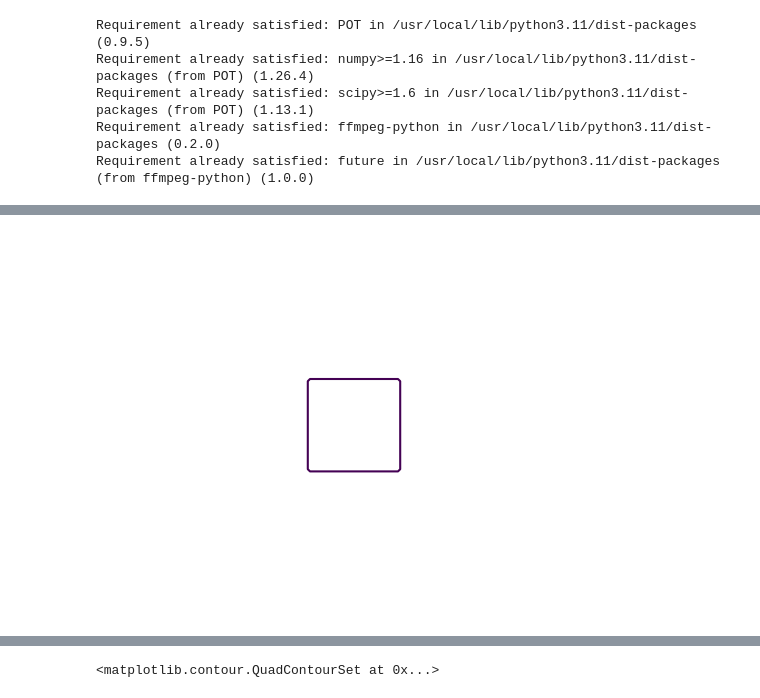
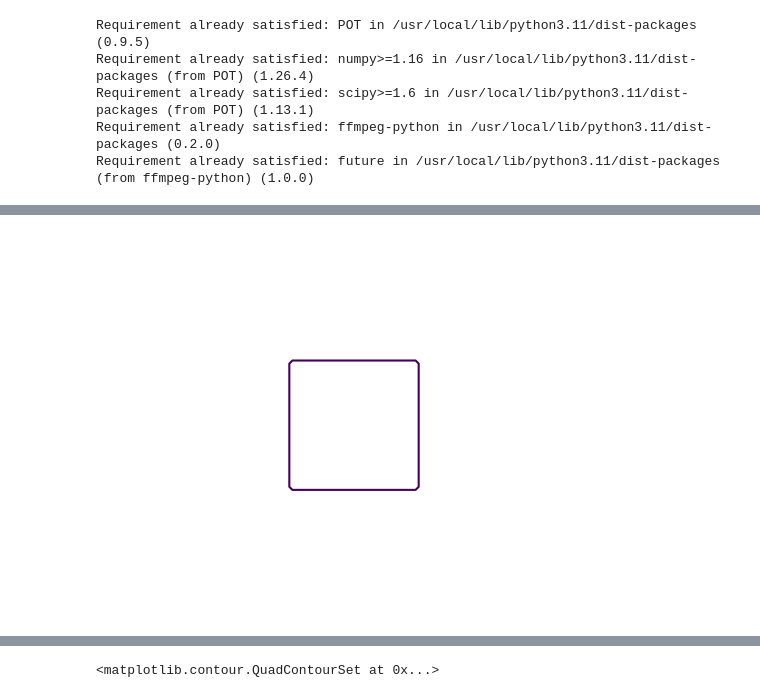
Before and after one commit to Shona173/codes, a Jupyter notebook: Comparing_Bounding_brending_and_linear_brending.ipynb, the cells around one changed output, grey strips where cells are left out. Saved outputs shown, nothing was run; the diff lists cells and outputs as text; code cells hidden in the pictures.

```diff
--- a/Comparing_Bounding_brending_and_linear_brending.ipynb
+++ b/Comparing_Bounding_brending_and_linear_brending.ipynb
@@ -22,12 +22,14 @@ def clamp(value, min_val, max_val):
     return np.maximum(min_val, np.minimum(value, max_val))
 # %%
 def sdf_box(p, b=[0.7,0.7]):
+    p = p.copy()
     d = np.abs(x)-b
     max_d = np.maximum(d, 0.0)
     length_d = np.sqrt(np.sum(max_d**2, 1))
     return length_d + np.minimum(np.maximum(d[:,0], d[:,1]), 0.0)
 # %%
 def sdf_pentagon(p,r=0.7):
+    p = p.copy()
     k = np.array([0.809016994,0.587785252,0.726542528]);
     p[:,0] = np.abs(p[:,0])
     p[:,1] = -p[:,1]
@@ -116,29 +122,29 @@ def sample_and_normalize(f, grid, grid_size):
 # %%
 grid_size = 64
 
 fig = plt.figure()
 x = gen_grid(grid_size,-2.0,2.0)
 
 def animate(t):
     plt.cla()
-    out = linear_morphing(sdf_small_translated_box, sdf_translated_pentagon ,np.array([t]), x)
+    out = linear_morphing(sdf_box,sdf_pentagon,np.array([t]), x)
     #levels = np.linspace(-1.0, 1.0, 21)
     #im = plt.contourf(out.reshape(grid_size, grid_size), levels = levels)
     im = plt.contour(out.reshape(grid_size, grid_size), levels = [0.0])
     plt.axis('equal')
     plt.axis("off")
     return im
 
 anim = animation.FuncAnimation(fig, animate, frames=np.linspace(0, 1, 50), interval=50)
 anim.save("linear_morphing.mp4", fps=20, writer="ffmpeg")
 #anim = animation.FuncAnimation(fig, animate, frames=100, interval=20, blit=True)
 HTML(anim.to_html5_video())
 #HTML(anim.to_html5_video())
 files.download("linear_morphing.mp4")
 # %% [output]
 [interactive output not drawn]
 [interactive output not drawn]
-[figure, old version]
+[figure, new version]
 # %%
 grid_size = 64
 
```
Also changed, not shown: parts of 5 cells of this notebook.
